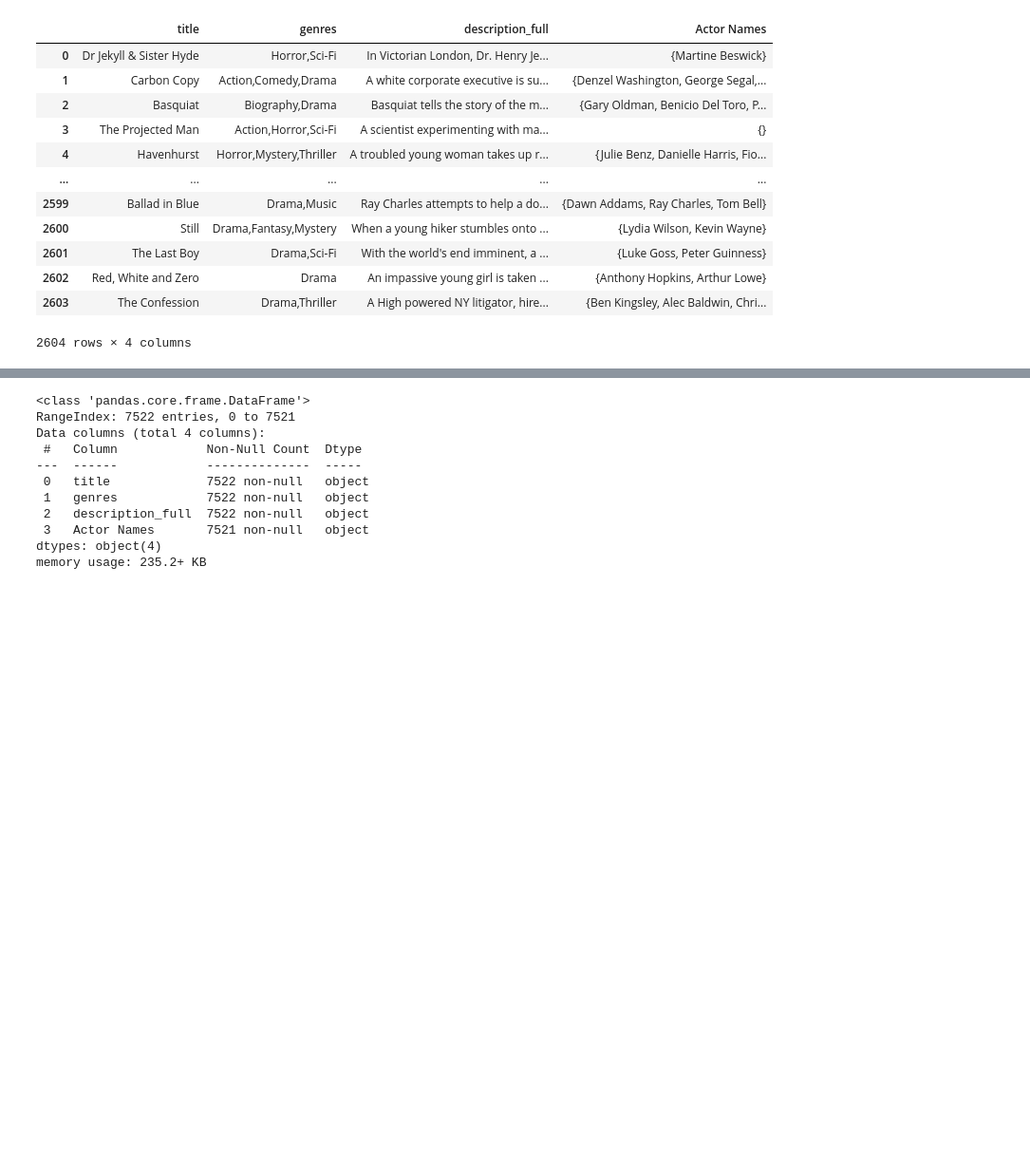
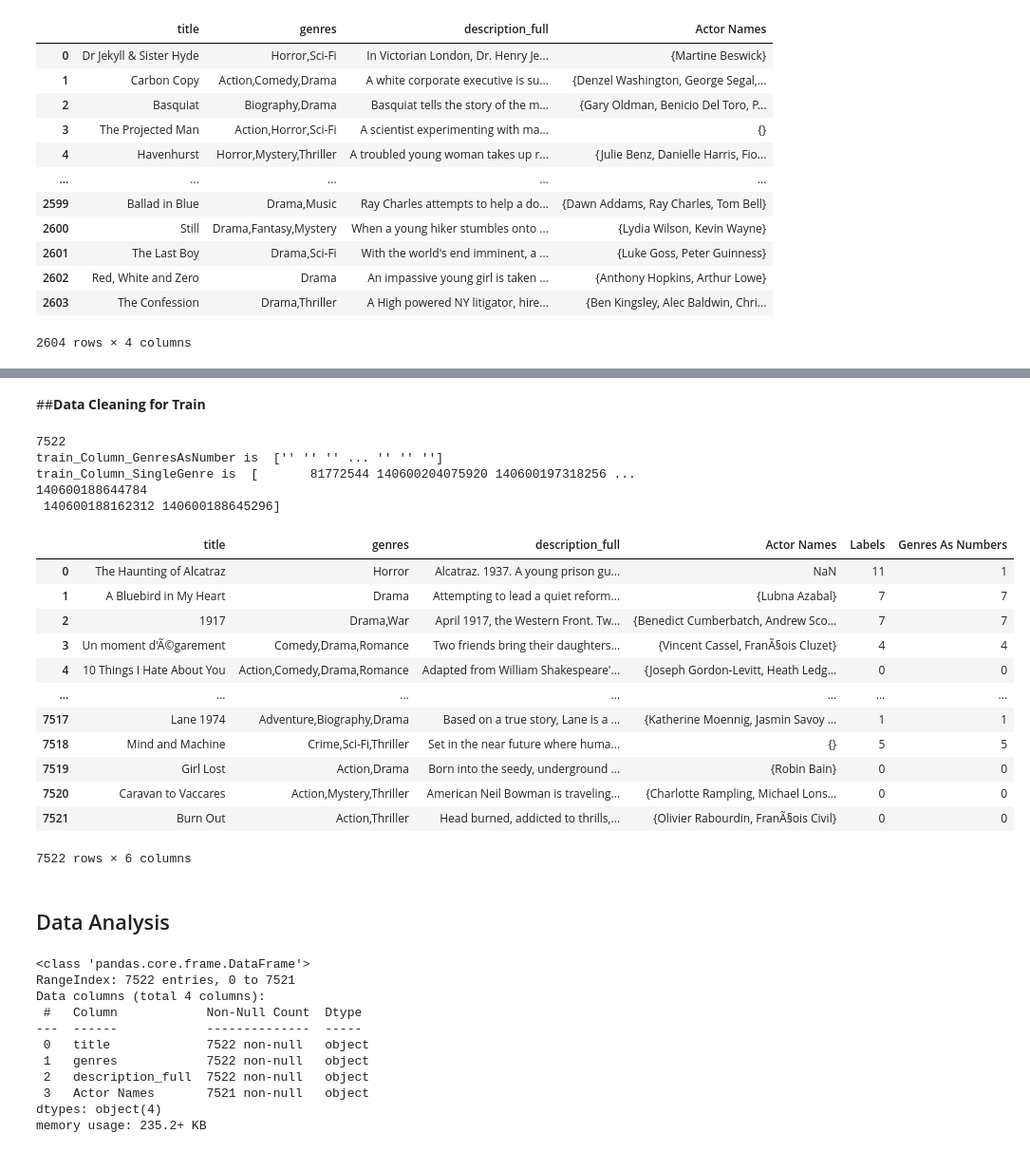
Before and after one commit to AymanKamran/Google-DevFest2020-Toronto, a Jupyter notebook: Solution_Notebook.ipynb, the cells around one changed output, grey strips where cells are left out. Shown at 95% size. Drawn from its saved outputs; the diff is of its cells as text; code cells hidden in the pictures; blank space fills up the shorter version.

Commit message:
Colab - Data Visualization

```diff
--- a/Solution_Notebook.ipynb
+++ b/Solution_Notebook.ipynb
@@ -167,18 +163,18 @@ print ("Test_Column_SingleGenre is ", Test_Column_SingleGenre)
 
 #Now lets use code to convert all genres from words into numbers. We'll iterate thru the "genres column"
 EntireCSVFile = test.head(testsLength) #this contains all rows
-print("HERES EntireCSVFile", EntireCSVFile)
+# print("HERES EntireCSVFile", EntireCSVFile)
 
-print ("ENTERING FOR")
+# print ("ENTERING FOR")
 for i in range(testsLength):
   #find and replace each genre with its number. sytax: string.replace(old, new, count)
   # print(EntireCSVFile['genres'][i])
   current_Genres= EntireCSVFile['genres'][i]
-  replacedWithNums = current_Genres.replace("Action", "0", 2).replace("Adventure", "1", 2).replace("Animation", "2", 2).replace("Biography", "3", 2).replace("Comedy", "4", 2).replace("Crime", "5", 2).replace("Documentary", "6", 2).replace("Drama", "7", 2).replace("Family", "8", 2).replace("Fantasy", "9", 2).replace("History", "10", 2).replace("Horror", "11", 2).replace("Musical", "12", 2).replace("Mystery", "13", 2).replace("Romance", "14", 2).replace("Sci-Fi", "15", 2).replace("Sport", "16", 2).replace("Thriller", "17", 2).replace("War", "18", 2).replace("Western", "19", 2).replace("Music", "20", 2).replace("Film-Noir", "21", 2)
+  replacedWithNums = current_Genres.replace("Action", "0", 2).replace("Adventure", "1", 2).replace("Animation", "2", 2).replace("Biography", "3", 2).replace("Comedy", "4", 2).replace("Crime", "5", 2).replace("Documentary", "6", 2).replace("Drama", "7", 2).replace("Family", "8", 2).replace("Fantasy", "9", 2).replace("History", "10", 2).replace("Horror", "11", 2).replace("Musical", "12", 2).replace("Mystery", "13", 2).replace("Romance", "14", 2).replace("Sci-Fi", "15", 2).replace("Sport", "16", 2).replace("Thriller", "17", 2).replace("War", "18", 2).replace("Western", "19", 2).replace("Music", "20", 2).replace("Film-Noir", "21", 2).replace("Reality-TV","22",2)
   # print("replaced: ", replacedWithNums)
   # # push y onto new column
   Test_Column_GenresAsNumber[i] = replacedWithNums
-  print("Test_Column_GenresAsNumber[i] is ", Test_Column_GenresAsNumber[i])
+  # print("Test_Column_GenresAsNumber[i] is ", Test_Column_GenresAsNumber[i])
   mainSingleGenre = ""
   for element in replacedWithNums:
     if element == ',' :
@@ -187,9 +183,10 @@ for i in range(testsLength):
   # print ("mainSingleGenre is ", mainSingleGenre)
   Test_Column_SingleGenre[i] = mainSingleGenre
 
-print ("EXITING FOR")
+# print ("EXITING FOR")
 #Finally, we'll add these 2 columns to our csv Test file.
-test['Single Genre'] = Test_Column_SingleGenre
+# pd.DataFrame().drop(columns='Single Genre')
+test['Labels'] = Test_Column_SingleGenre
 test['Genres As Numbers'] = Test_Column_GenresAsNumber
 
 #print to check it out
@@ -232,3 +199,70 @@ EXITING FOR
+# %% [markdown]
+##**Data Cleaning for Train**
+# %%
+#First determine length of "train" csv file (number of rows)
+trainLength = len(train['title'])
+print (trainLength)
+
+#Now we'll create an empty array of length equal to trainLength. Call this " "Genres as Numbers""This contains all genres
+train_Column_GenresAsNumber = np.empty(trainLength, dtype=str)
+print ("train_Column_GenresAsNumber is ", train_Column_GenresAsNumber)
+
+#Now we'll create another empty array of length equal to trainLength. call this Main Genre (not sure if its acc the main genre)
+#rather its just the first genre in the column called Genres as Numbers
+train_Column_SingleGenre = np.empty(trainLength, dtype=int)
+print ("train_Column_SingleGenre is ", train_Column_SingleGenre)
+
+
+#Now lets use code to convert all genres from words into numbers. We'll iterate thru the "genres column"
+EntireCSVFile = train.head(trainLength) #this contains all rows
+# print("HERES EntireCSVFile", EntireCSVFile)
+
+# print ("ENTERING FOR")
+for i in range(trainLength):
+  #find and replace each genre with its number. sytax: string.replace(old, new, count)
+  # print(EntireCSVFile['genres'][i])
+  current_Genres= EntireCSVFile['genres'][i]
+  replacedWithNums = current_Genres.replace("Action", "0", 2).replace("Adventure", "1", 2).replace("Animation", "2", 2).replace("Biography", "3", 2).replace("Comedy", "4", 2).replace("Crime", "5", 2).replace("Documentary", "6", 2).replace("Drama", "7", 2).replace("Family", "8", 2).replace("Fantasy", "9", 2).replace("History", "10", 2).replace("Horror", "11", 2).replace("Musical", "12", 2).replace("Mystery", "13", 2).replace("Romance", "14", 2).replace("Sci-Fi", "15", 2).replace("Sport", "16", 2).replace("Thriller", "17", 2).replace("War", "18", 2).replace("Western", "19", 2).replace("Music", "20", 2).replace("Film-Noir", "21", 2).replace("Reality-TV","22",2)
+  # print("replaced: ", replacedWithNums)
+  # # push y onto new column
+  train_Column_GenresAsNumber[i] = replacedWithNums
+  # print("train_Column_GenresAsNumber[i] is ", train_Column_GenresAsNumber[i])
+  mainSingleGenre = ""
+  for element in replacedWithNums:
+    if element == ',' :
+      break
+    mainSingleGenre += element
+  # print ("mainSingleGenre is ", mainSingleGenre)
+  train_Column_SingleGenre[i] = mainSingleGenre
+
+# print ("EXITING FOR")
+#Finally, we'll add these 2 columns to our csv train file.
+# pd.DataFrame().drop(columns='Single Genre')
+train['Labels'] = train_Column_SingleGenre
+train['Genres As Numbers'] = train_Column_GenresAsNumber
+
+#print to check it out
+train
+# %% [output]
+7522
+train_Column_GenresAsNumber is  ['' '' '' ... '' '' '']
+train_Column_SingleGenre is  [       81772544 140600204075920 140600197318256 ... 140600188644784
+ 140600188162312 140600188645296]
+|  | title | genres | description_full | Actor Names | Labels | Genres As Numbers |
+| 0 | The Haunting of Alcatraz | Horror | Alcatraz. 1937. A young prison gu... | NaN | 11 | 1 |
+| 1 | A Bluebird in My Heart | Drama | Attempting to lead a quiet reform... | {Lubna Azabal} | 7 | 7 |
+| 2 | 1917 | Drama,War | April 1917, the Western Front. Tw... | {Benedict Cumberbatch, Andrew Sco... | 7 | 7 |
+| 3 | Un moment d'Ã©garement | Comedy,Drama,Romance | Two friends bring their daughters... | {Vincent Cassel, FranÃ§ois Cluzet} | 4 | 4 |
+| 4 | 10 Things I Hate About You | Action,Comedy,Drama,Romance | Adapted from William Shakespeare'... | {Joseph Gordon-Levitt, Heath Ledg... | 0 | 0 |
+| ... | ... | ... | ... | ... | ... | ... |
+| 7517 | Lane 1974 | Adventure,Biography,Drama | Based on a true story, Lane is a ... | {Katherine Moennig, Jasmin Savoy ... | 1 | 1 |
+| 7518 | Mind and Machine | Crime,Sci-Fi,Thriller | Set in the near future where huma... | {} | 5 | 5 |
+| 7519 | Girl Lost | Action,Drama | Born into the seedy, underground ... | {Robin Bain} | 0 | 0 |
+| 7520 | Caravan to Vaccares | Action,Mystery,Thriller | American Neil Bowman is traveling... | {Charlotte Rampling, Michael Lons... | 0 | 0 |
+| 7521 | Burn Out | Action,Thriller | Head burned, addicted to thrills,... | {Olivier Rabourdin, FranÃ§ois Civil} | 0 | 0 |
+7522 rows × 6 columns
+# %% [markdown]
+## Data Analysis
 # %%
 train.info()
 # %% [output]
```
Also changed, not shown: parts of 12 cells of this notebook.
